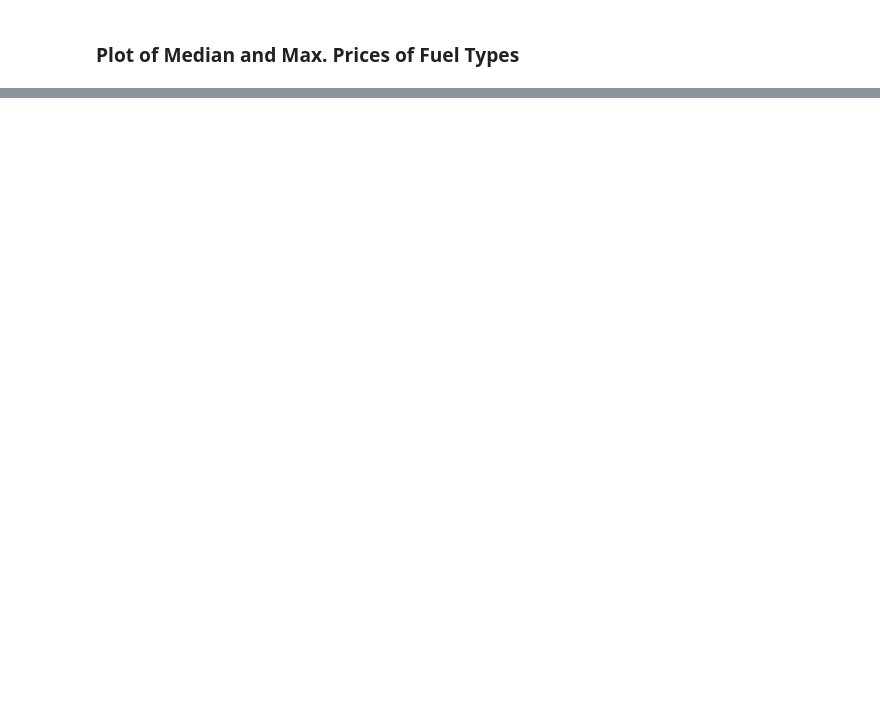
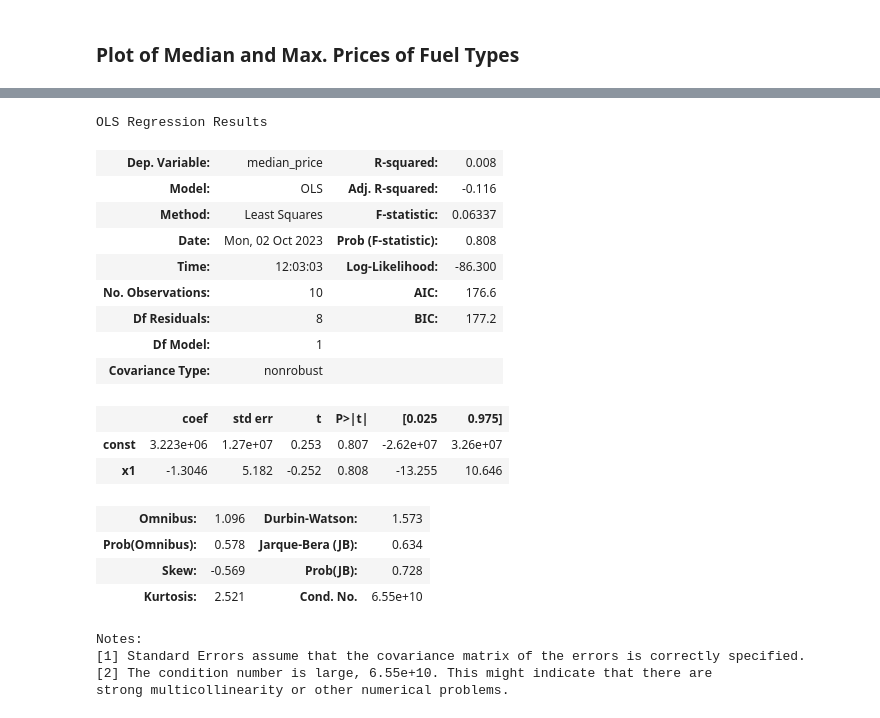
Before and after one commit to New-AutoMotive/zev_mandate, a Jupyter notebook: 08.03) Seconds Hand Prices.ipynb, the cells around one changed output, grey strips where cells are left out. Saved outputs shown, nothing was run; the diff lists cells and outputs as text; code cells hidden in the pictures; blank space fills up the shorter version.

```diff
--- a/08.03) Seconds Hand Prices.ipynb
+++ b/08.03) Seconds Hand Prices.ipynb
@@ -276,0 +314,30 @@ plt.show()
+# %%
+df_lr_petrol = df_lr.query('ft == "Petrol"').copy()
+
+X = sm.add_constant(df_lr_petrol.index.to_julian_date(), has_constant='add')
+
+petrol_model = sm.OLS(df_lr_petrol['median_price'], X).fit()
+
+petrol_model.summary()
+# %% [output]
+OLS Regression Results
+| Dep. Variable: | median_price | R-squared: | 0.008 |
+| Model: | OLS | Adj. R-squared: | -0.116 |
+| Method: | Least Squares | F-statistic: | 0.06337 |
+| Date: | Mon, 02 Oct 2023 | Prob (F-statistic): | 0.808 |
+| Time: | 12:03:03 | Log-Likelihood: | -86.300 |
+| No. Observations: | 10 | AIC: | 176.6 |
+| Df Residuals: | 8 | BIC: | 177.2 |
+| Df Model: | 1 |  |  |
+| Covariance Type: | nonrobust |  |  |
+|  | coef | std err | t | P>|t| | [0.025 | 0.975] |
+| const | 3.223e+06 | 1.27e+07 | 0.253 | 0.807 | -2.62e+07 | 3.26e+07 |
+| x1 | -1.3046 | 5.182 | -0.252 | 0.808 | -13.255 | 10.646 |
+| Omnibus: | 1.096 | Durbin-Watson: | 1.573 |
+| Prob(Omnibus): | 0.578 | Jarque-Bera (JB): | 0.634 |
+| Skew: | -0.569 | Prob(JB): | 0.728 |
+| Kurtosis: | 2.521 | Cond. No. | 6.55e+10 |
+Notes:
+[1] Standard Errors assume that the covariance matrix of the errors is correctly specified.
+[2] The condition number is large, 6.55e+10. This might indicate that there are
+strong multicollinearity or other numerical problems.
```
Also changed, not shown: parts of 20 cells of this notebook.
